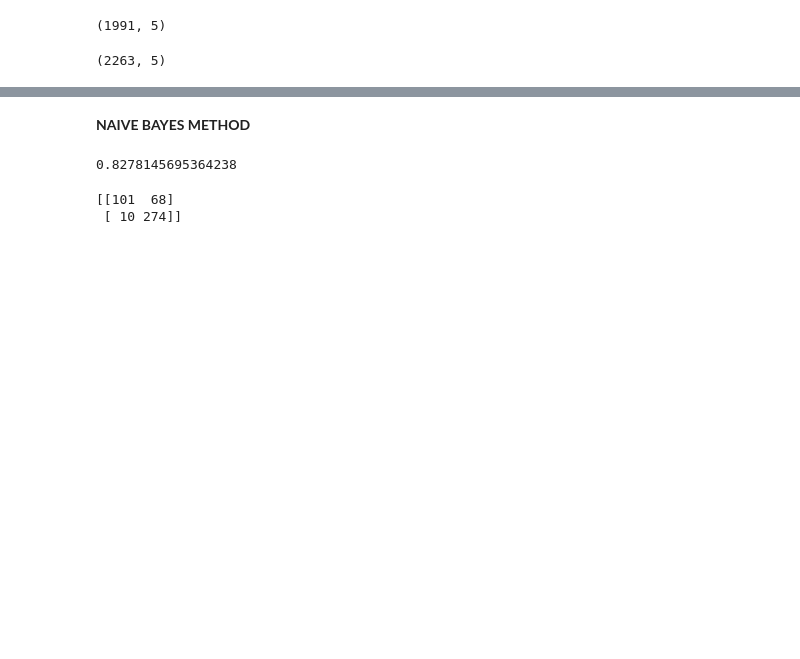
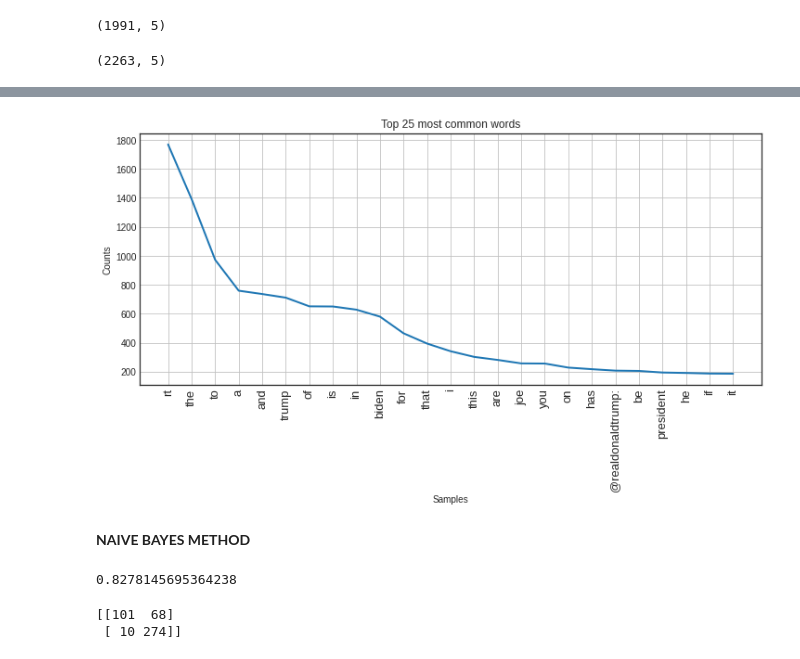
Before and after one commit to Avi-nashkumar/Smaple_Project1, a Jupyter notebook: NBandSVM.ipynb, the cells around one changed output, grey strips where cells are left out. Saved outputs shown, nothing was run; the diff lists cells and outputs as text; code cells hidden in the pictures; blank space fills up the shorter version.

```diff
--- a/NBandSVM.ipynb
+++ b/NBandSVM.ipynb
@@ -89,0 +172,10 @@ dataset.head()
+# %%
+# get most common words in training dataset
+all_words = []
+for line in list(dataset['text']):
+    words = line.split()
+    for word in words:
+        all_words.append(word.lower())
+
+
+Counter(all_words).most_common(10)
@@ -90,3 +193,12 @@ dataset.head()
+# %%
+# plotting word frequency distribution of first few words
+plt.figure(figsize=(12,5))
+plt.title('Top 25 most common words')
+plt.xticks(fontsize=13, rotation=90)
+fd = nltk.FreqDist(all_words)
+fd.plot(25,cumulative=False)
+# %% [output]
+[figure, added]
 # %%
 
 
```
Also changed, not shown: parts of 34 cells of this notebook.
